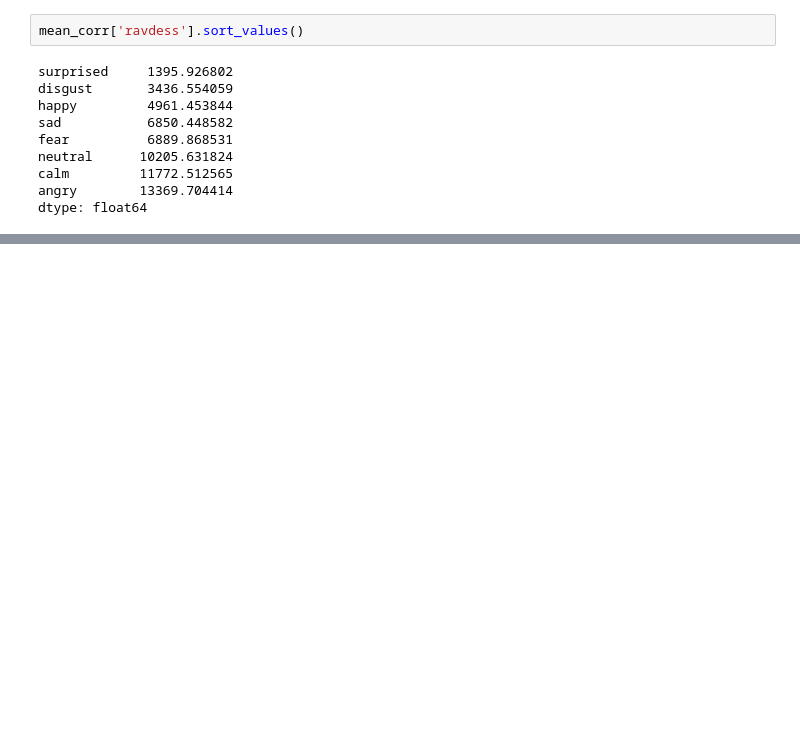
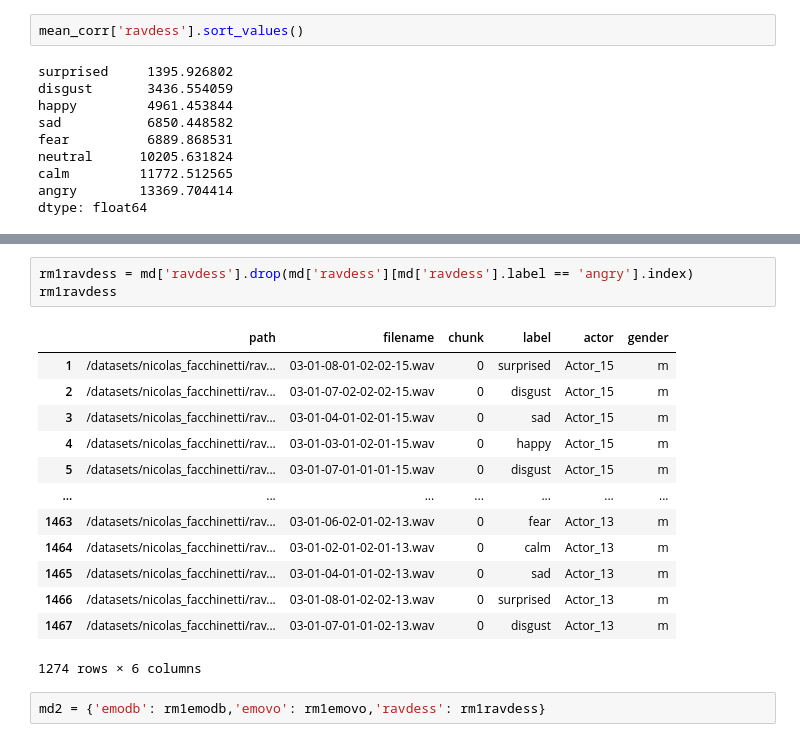
Before and after one commit to LIMUNIMI/thesis_adversarial_ml_audio, a Jupyter notebook: correleations_analysis.ipynb, the cells around one changed output, grey strips where cells are left out. Saved outputs shown, nothing was run; the diff lists cells and outputs as text; blank space fills up the shorter version.

```diff
--- a/correleations_analysis.ipynb
+++ b/correleations_analysis.ipynb
@@ -319,0 +356,19 @@ dtype: float64
+# %%
+rm1ravdess = md['ravdess'].drop(md['ravdess'][md['ravdess'].label == 'angry'].index)
+rm1ravdess
+# %% [output]
+|  | path | filename | chunk | label | actor | gender |
+| 1 | /datasets/nicolas_facchinetti/rav... | 03-01-08-01-02-02-15.wav | 0 | surprised | Actor_15 | m |
+| 2 | /datasets/nicolas_facchinetti/rav... | 03-01-07-02-02-02-15.wav | 0 | disgust | Actor_15 | m |
+| 3 | /datasets/nicolas_facchinetti/rav... | 03-01-04-01-02-01-15.wav | 0 | sad | Actor_15 | m |
+| 4 | /datasets/nicolas_facchinetti/rav... | 03-01-03-01-02-01-15.wav | 0 | happy | Actor_15 | m |
+| 5 | /datasets/nicolas_facchinetti/rav... | 03-01-07-01-01-01-15.wav | 0 | disgust | Actor_15 | m |
+| ... | ... | ... | ... | ... | ... | ... |
+| 1463 | /datasets/nicolas_facchinetti/rav... | 03-01-06-02-01-02-13.wav | 0 | fear | Actor_13 | m |
+| 1464 | /datasets/nicolas_facchinetti/rav... | 03-01-02-01-02-01-13.wav | 0 | calm | Actor_13 | m |
+| 1465 | /datasets/nicolas_facchinetti/rav... | 03-01-04-01-01-02-13.wav | 0 | sad | Actor_13 | m |
+| 1466 | /datasets/nicolas_facchinetti/rav... | 03-01-08-01-02-02-13.wav | 0 | surprised | Actor_13 | m |
+| 1467 | /datasets/nicolas_facchinetti/rav... | 03-01-07-01-01-02-13.wav | 0 | disgust | Actor_13 | m |
+1274 rows × 6 columns
+# %%
+md2 = {'emodb': rm1emodb,'emovo': rm1emovo,'ravdess': rm1ravdess}
```
Also changed, not shown: parts of 18 cells of this notebook, 5 other files.
